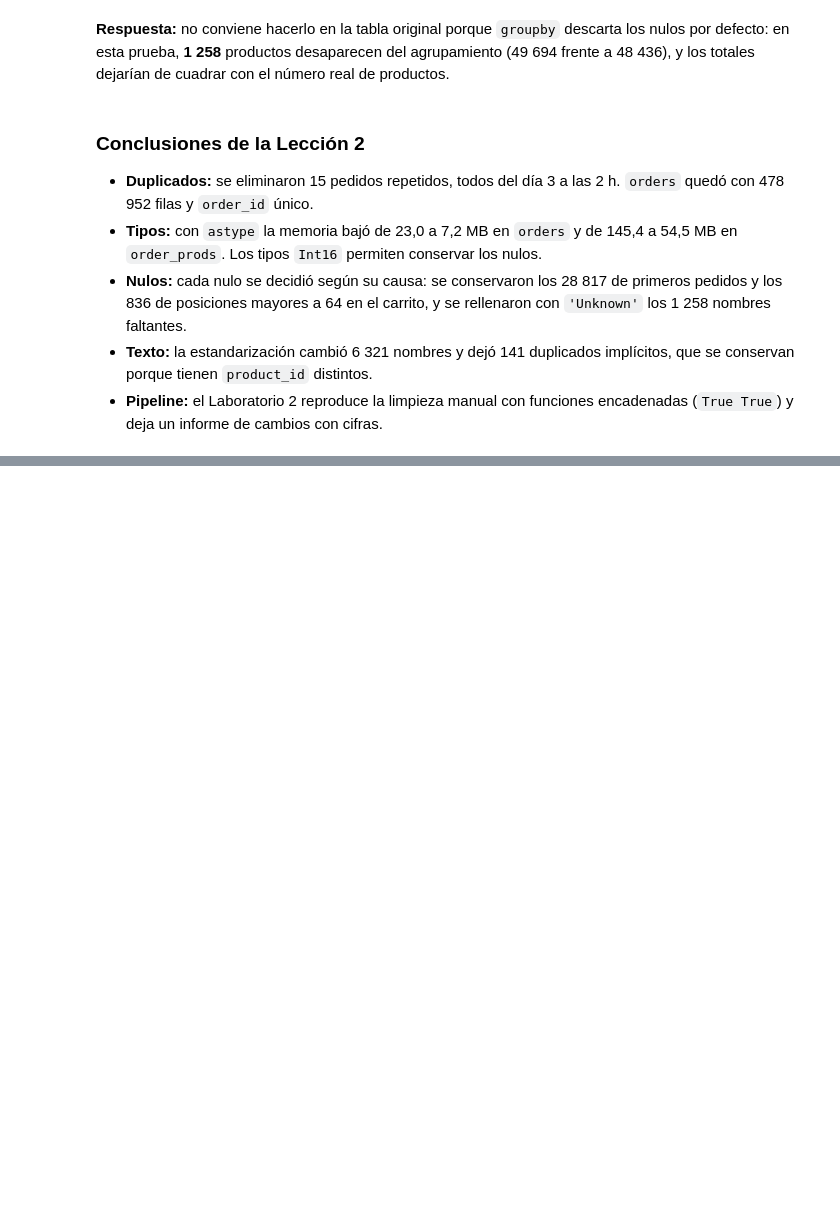
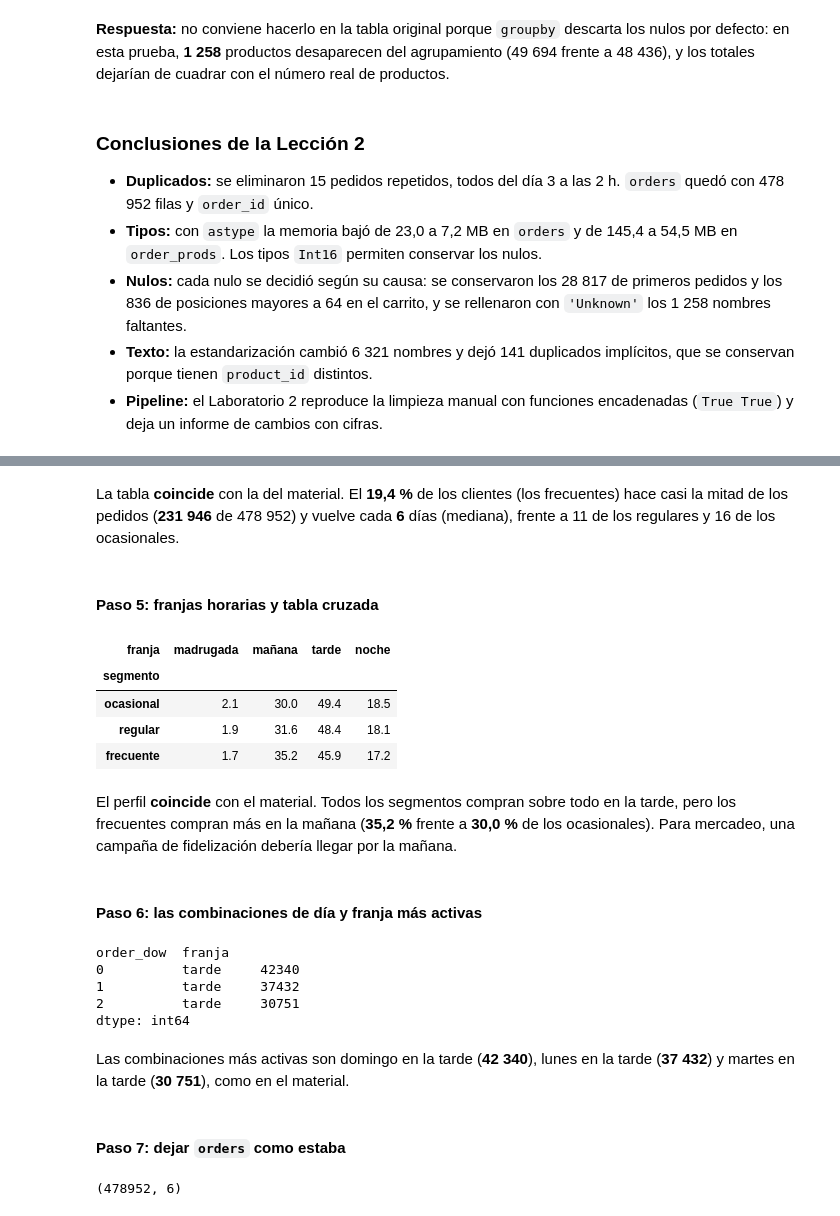
Before and after one commit to LPAMENDEZ/instacart.analisis, a Jupyter notebook: notebooks/pandas_labs.ipynb, the cells around one changed output, grey strips where cells are left out. Saved outputs shown, nothing was run; the diff lists cells and outputs as text; code cells hidden in the pictures; blank space fills up the shorter version.

```diff
--- a/notebooks/pandas_labs.ipynb
+++ b/notebooks/pandas_labs.ipynb
@@ -488,0 +623,5 @@ Productos que desaparecen del groupby: 1258
+# %%
+# L3.LAB1 Pedidos por cliente
+pedidos_por_cliente = orders.groupby('user_id')['order_id'].count()
+print(len(pedidos_por_cliente))
+pedidos_por_cliente.describe()
@@ -488,0 +643,9 @@ Productos que desaparecen del groupby: 1258
+# %%
+# L3.LAB2 Segmentos de clientes
+import numpy as np
+
+segmento_cliente = pd.cut(pedidos_por_cliente,
+                          bins=[0, 1, 4, np.inf],
+                          labels=['ocasional', 'regular', 'frecuente'])
+print(segmento_cliente.value_counts().sort_index())
+print((segmento_cliente.value_counts(normalize=True).sort_index() * 100).round(1))
@@ -488,0 +667,4 @@ Productos que desaparecen del groupby: 1258
+# %%
+# L3.LAB3 Segmento en cada pedido
+orders['segmento'] = orders['user_id'].map(segmento_cliente)
+orders[['user_id', 'order_number', 'segmento']].head()
@@ -488,0 +696,45 @@ Productos que desaparecen del groupby: 1258
+# %% [markdown]
+La tabla **coincide** con la del material. El **19,4 %** de los clientes (los frecuentes) hace casi la mitad de los pedidos (**231 946** de 478 952) y vuelve cada **6** días (mediana), frente a 11 de los regulares y 16 de los ocasionales.
+# %% [markdown]
+#### Paso 5: franjas horarias y tabla cruzada
+# %%
+# L3.LAB5 Franjas y perfil
+orders['franja'] = pd.cut(orders['order_hour_of_day'],
+                          bins=[-1, 5, 11, 17, 23],
+                          labels=['madrugada', 'mañana', 'tarde', 'noche'])
+
+perfil = (pd.crosstab(orders['segmento'], orders['franja'], normalize='index')
+            .mul(100).round(1))
+perfil
+# %% [output]
+| franja | madrugada | mañana | tarde | noche |
+| segmento |  |  |  |  |
+| ocasional | 2.1 | 30.0 | 49.4 | 18.5 |
+| regular | 1.9 | 31.6 | 48.4 | 18.1 |
+| frecuente | 1.7 | 35.2 | 45.9 | 17.2 |
+# %% [markdown]
+El perfil **coincide** con el material. Todos los segmentos compran sobre todo en la tarde, pero los frecuentes compran más en la mañana (**35,2 %** frente a **30,0 %** de los ocasionales). Para mercadeo, una campaña de fidelización debería llegar por la mañana.
+# %% [markdown]
+#### Paso 6: las combinaciones de día y franja más activas
+# %%
+# L3.LAB6 Día y franja más activos
+(orders.groupby(['order_dow', 'franja'], observed=True)
+       .size()
+       .sort_values(ascending=False)
+       .head(3))
+# %% [output]
+order_dow  franja
+0          tarde     42340
+1          tarde     37432
+2          tarde     30751
+dtype: int64
+# %% [markdown]
+Las combinaciones más activas son domingo en la tarde (**42 340**), lunes en la tarde (**37 432**) y martes en la tarde (**30 751**), como en el material.
+# %% [markdown]
+#### Paso 7: dejar `orders` como estaba
+# %%
+# L3.LAB7 Quitar columnas auxiliares
+orders = orders.drop(columns=['segmento', 'franja'])
+print(orders.shape)
+# %% [output]
+(478952, 6)
```
Also changed, not shown: parts of 61 cells of this notebook.
